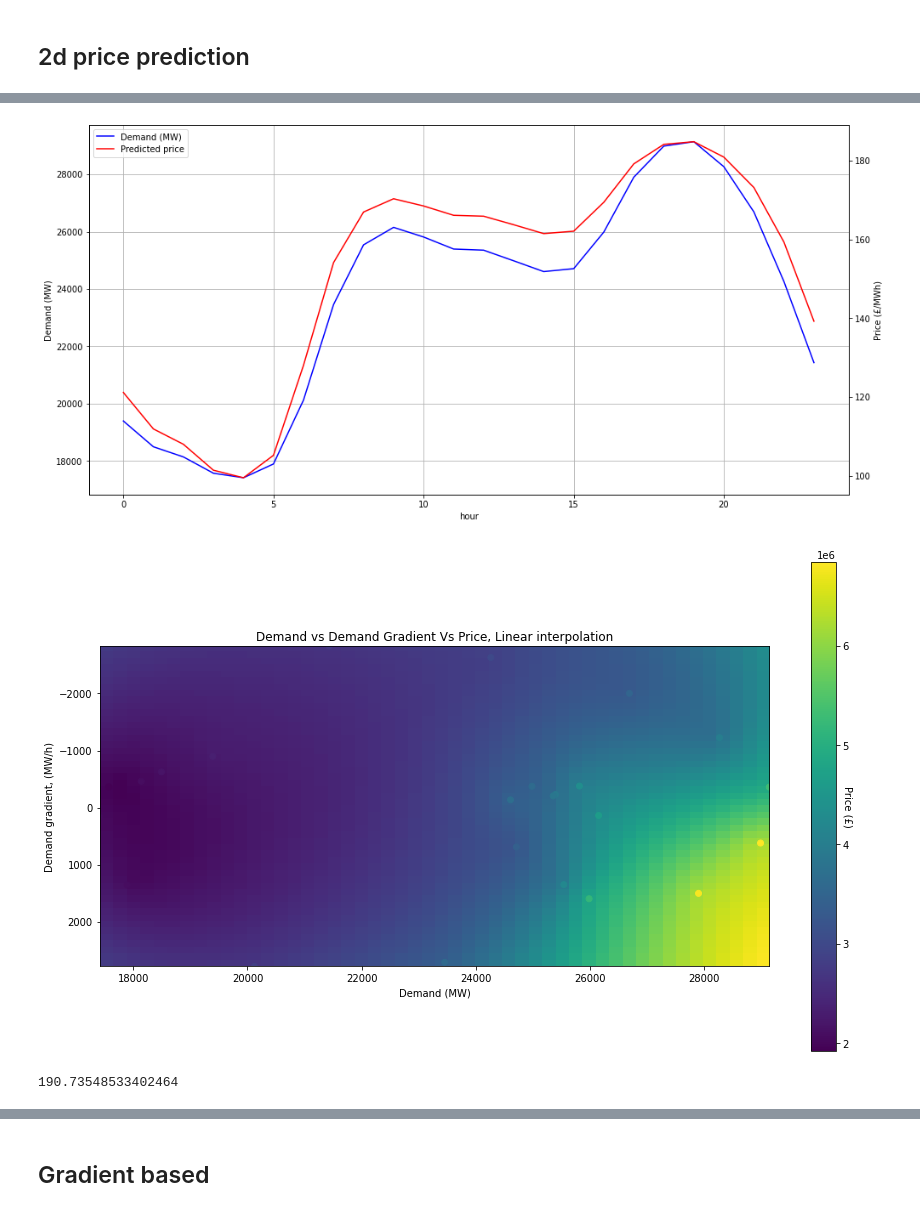
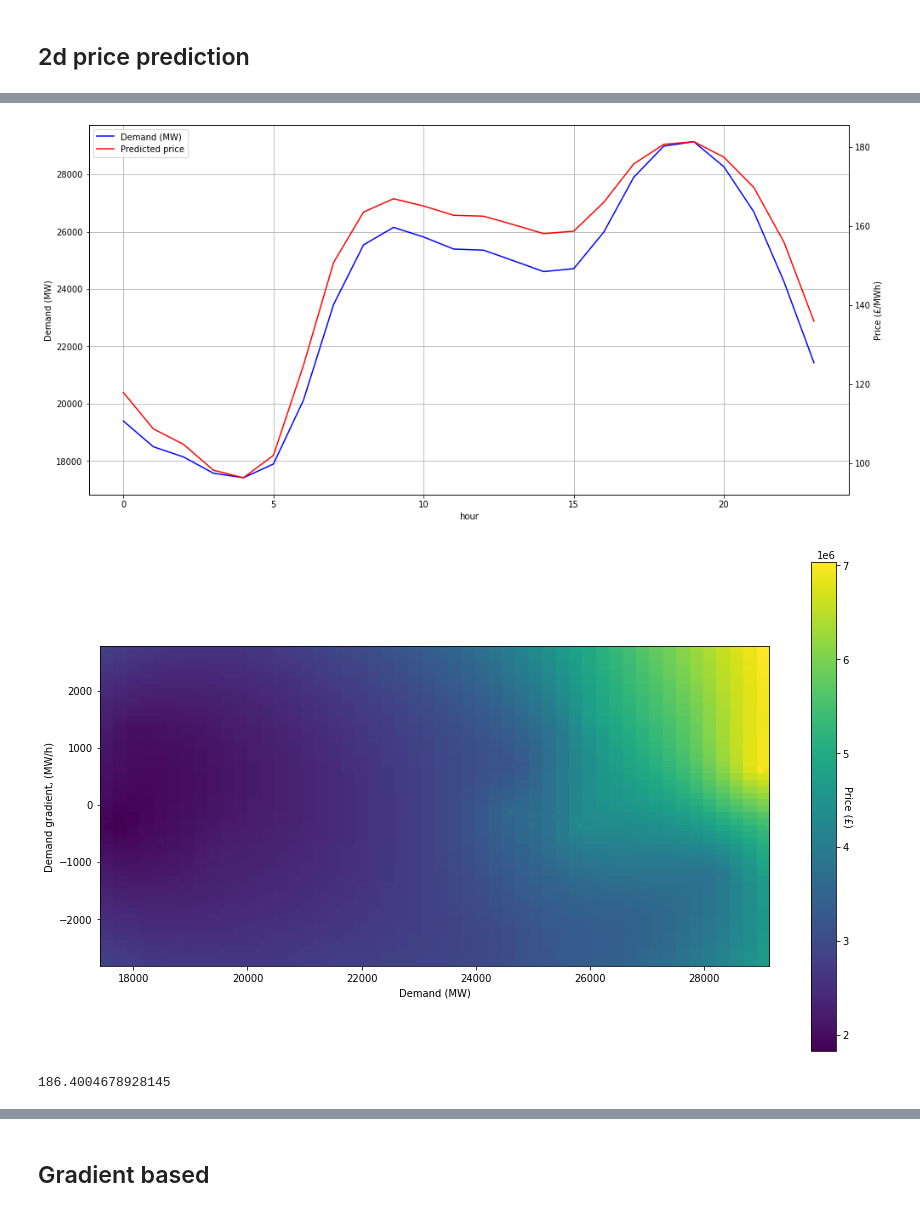
Before and after one commit to o-gent/uk-grid-analysis, a Jupyter notebook: model.ipynb, the cells around one changed output, grey strips where cells are left out. Drawn from its saved outputs; the diff is of its cells as text; code cells hidden in the pictures.

```diff
--- a/model.ipynb
+++ b/model.ipynb
@@ -3,7 +3,7 @@ import numpy as np
 import pandas as pd
 import matplotlib.pyplot as plt
 
-df = pd.read_csv("data/avg_price_demand_OCT_NOV_2021.csv")
+df = pd.read_csv("avg_price_demand_AUG_1_OCT_25_2021.csv")
 df = df.set_index("hour")
 # %%
 
@@ -117,7 +118,7 @@ h2, l2 = ax2.get_legend_handles_labels()
 plt.legend(h1+h2, l1+l2, loc=2)
 plt.show()
 # %% [output]
-[figure, old version]
+[figure, new version]
 # %%
 # from https://stackoverflow.com/questions/3104781/inverse-distance-weighted-idw-interpolation-with-python
 
@@ -130,36 +131,38 @@ def scipy_idw(x, y, z, xi, yi):
 
 def plot(x,y,z,grid):
     plt.figure(figsize=(15,9))
     plt.imshow(grid, extent=(x.min(), x.max(), y.max(), y.min()))
     plt.scatter(x,y,c=z)
     cbar = plt.colorbar()
     cbar.set_label("Price (£)", rotation=270)
 
 
 # Setup: Generate data...
 n = 10
 nx, ny = 50, 50
 x_price = df["Demand (MW)"]
 y_price = df["demand_grad"]
 z_price = df["price"]
 xi = np.linspace(x_price.min(), x_price.max(), nx)
 yi = np.linspace(y_price.min(), y_price.max(), ny)
 xi, yi = np.meshgrid(xi, yi)
 xi, yi = xi.flatten(), yi.flatten()
 
 # Calculate scipy's RBF
 grid2 = scipy_idw(x_price,y_price,z_price,xi,yi)
 grid2 = grid2.reshape((ny, nx))
 
+# Plotting
 plot(x_price,y_price,z_price,grid2)
-plt.title("Demand vs Demand Gradient Vs Price, Linear interpolation")
+#plt.title("Demand vs Demand Gradient Vs Price, Linear interpolation")
 ax = plt.gca()
+plt.gca().invert_yaxis()
 ax.set_xlabel("Demand (MW)")
 ax.set_ylabel("Demand gradient, (MW/h)")
-
+plt.savefig("assets/price as a function of demand gradient and demand.png", facecolor='w', bbox_inches='tight')
 plt.show()
 # %% [output]
-[figure, old version]
+[figure, new version]
 # %%
 price_prediction_2d = lambda demand, grad: scipy_idw(x_price,y_price,z_price,demand, grad)/demand
 
@@ -167,7 +170,7 @@ print(price_prediction_2d(28000,0))
 
 price_prediction_2d_df = lambda x: price_prediction_2d(x["Demand (MW)"], x["demand_grad"])
 # %% [output]
-190.73548533402464
+186.4004678928145
 # %%
 plt.figure(figsize=(12,8))
 plt.scatter(df["Demand (MW)"], df["demand_grad"], c=df["price"], cmap='viridis')
```
Also changed, not shown: parts of 19 cells of this notebook, 14 other files.
